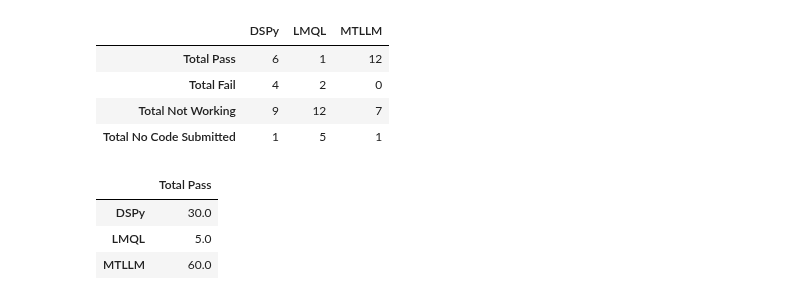
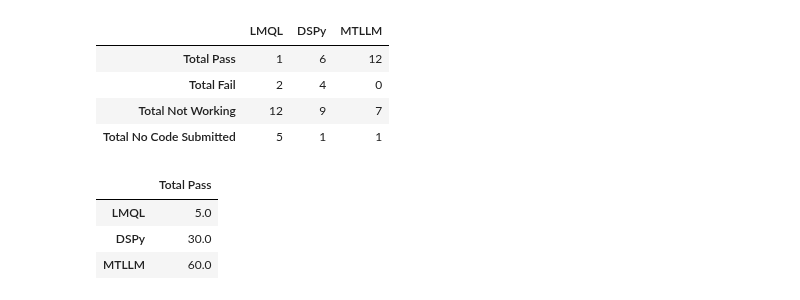
Before and after one commit to Jaseci-Labs/mtllm-evaluation, a Jupyter notebook: usabiity study/submitted code/code_analysis.ipynb, the cells around one changed output. Drawn from its saved outputs; the diff is of its cells as text; code cells hidden in the pictures.

```diff
--- a/usabiity study/submitted code/code_analysis.ipynb
+++ b/usabiity study/submitted code/code_analysis.ipynb
@@ -9,25 +9,26 @@ import seaborn as sns
 # %%
 data = {}
 tasks = ['Essay Evaluator','Task Manager', 'Map Generator']
 for task in tasks:
     data[task] = pd.read_csv(task +'.csv', index_col=0)
 
     row_1 = list(data[task].loc['Total Working'])
     row_2 = list(data[task].loc['Total Working & Accurate'])
 
     data[task].loc['Total Working'] = row_2
     data[task].loc['Total Working & Accurate'] = row_1
 
     data[task] = data[task].rename(index={'Total Working': 'Total Pass',
                                           'Total Working & Accurate': 'Total Fail'})
+    data[task] = data[task][['LMQL','DSPy','MTLLM']]
 
 data['Essay Evaluator']
 # %% [output]
-|  | DSPy | LMQL | MTLLM |
-| Total Pass | 6 | 1 | 12 |
-| Total Fail | 4 | 2 | 0 |
-| Total Not Working | 9 | 12 | 7 |
-| Total No Code Submitted | 1 | 5 | 1 |
+|  | LMQL | DSPy | MTLLM |
+| Total Pass | 1 | 6 | 12 |
+| Total Fail | 2 | 4 | 0 |
+| Total Not Working | 12 | 9 | 7 |
+| Total No Code Submitted | 5 | 1 | 1 |
 # %%
 for task in tasks:
     data[task].loc['Total Fail'] = data[task].loc['Total Not Working']+data[task].loc['Total Fail']+data[task].loc['Total No Code Submitted']
@@ -38,8 +39,8 @@ for task in tasks:
 data['Essay Evaluator'].T
 # %% [output]
 |  | Total Pass |
+| LMQL | 5.0 |
 | DSPy | 30.0 |
-| LMQL | 5.0 |
 | MTLLM | 60.0 |
 # %%
 plt.rcParams.update({
```
Also changed, not shown: parts of 1 cell of this notebook, 12 other files.
